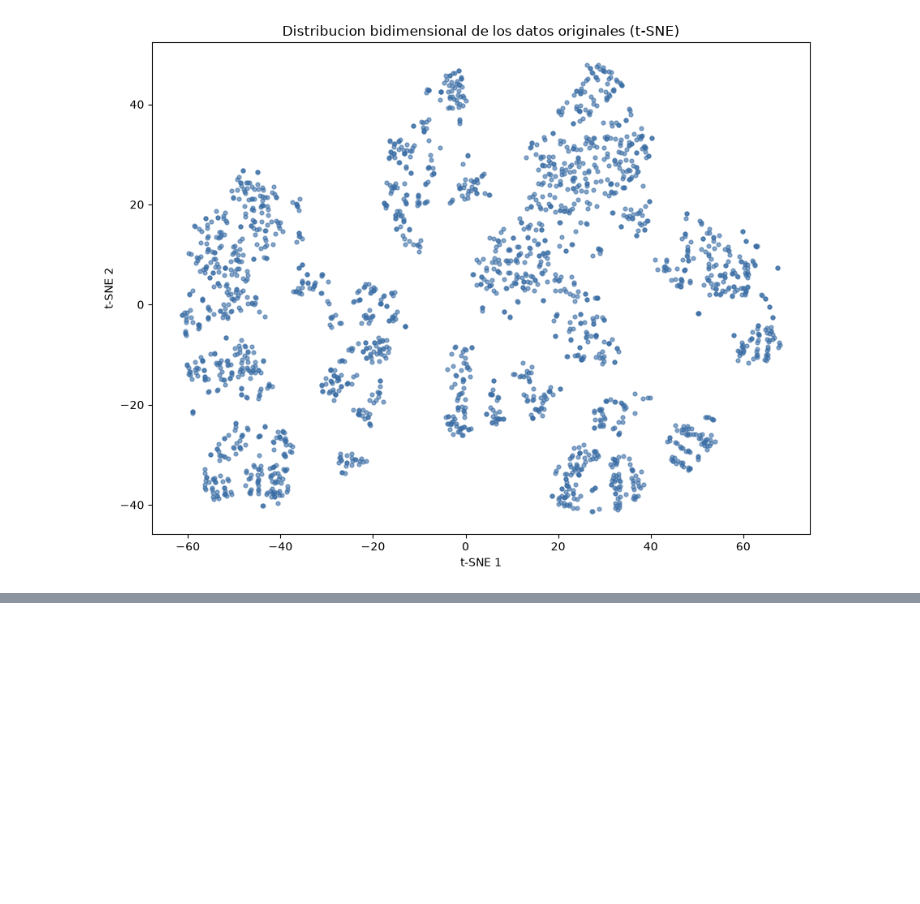
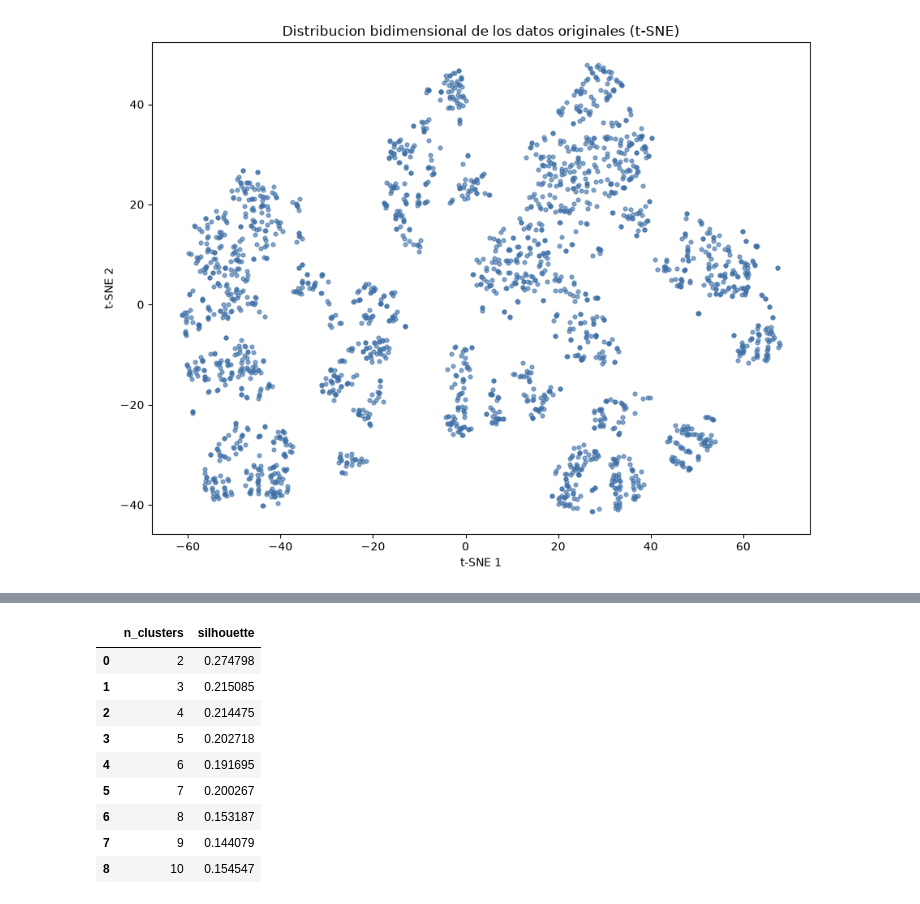
Before and after one commit to gabriel1-du/Aprendizaje-no-supervisado-Reduccion-de-dimensionaldiad-Clustering-y-validacion-, a Jupyter notebook: notebooks/notebook.ipynb, the cells around one changed output, grey strips where cells are left out. Saved outputs shown, nothing was run; the diff lists cells and outputs as text; code cells hidden in the pictures; blank space fills up the shorter version.

```diff
--- a/notebooks/notebook.ipynb
+++ b/notebooks/notebook.ipynb
@@ -207,0 +278,26 @@ plt.show()
+# %%
+# Coeficiente de Silhouette para K = 2 hasta 10
+# (K = 1 no es valido: la silueta requiere al menos 2 clusters)
+rango_k_silhouette = range(2, 11)
+silhouette = []
+
+for k in rango_k_silhouette:
+    etiquetas = KMeans(n_clusters=k, random_state=42, n_init=10).fit_predict(df)
+    silhouette.append(silhouette_score(df, etiquetas))
+
+resultado_silhouette = pd.DataFrame({
+    "n_clusters": list(rango_k_silhouette),
+    "silhouette": silhouette,
+})
+resultado_silhouette
+# %% [output]
+|  | n_clusters | silhouette |
+| 0 | 2 | 0.274798 |
+| 1 | 3 | 0.215085 |
+| 2 | 4 | 0.214475 |
+| 3 | 5 | 0.202718 |
+| 4 | 6 | 0.191695 |
+| 5 | 7 | 0.200267 |
+| 6 | 8 | 0.153187 |
+| 7 | 9 | 0.144079 |
+| 8 | 10 | 0.154547 |
```
Also changed, not shown: parts of 10 cells of this notebook, 1 other file.
